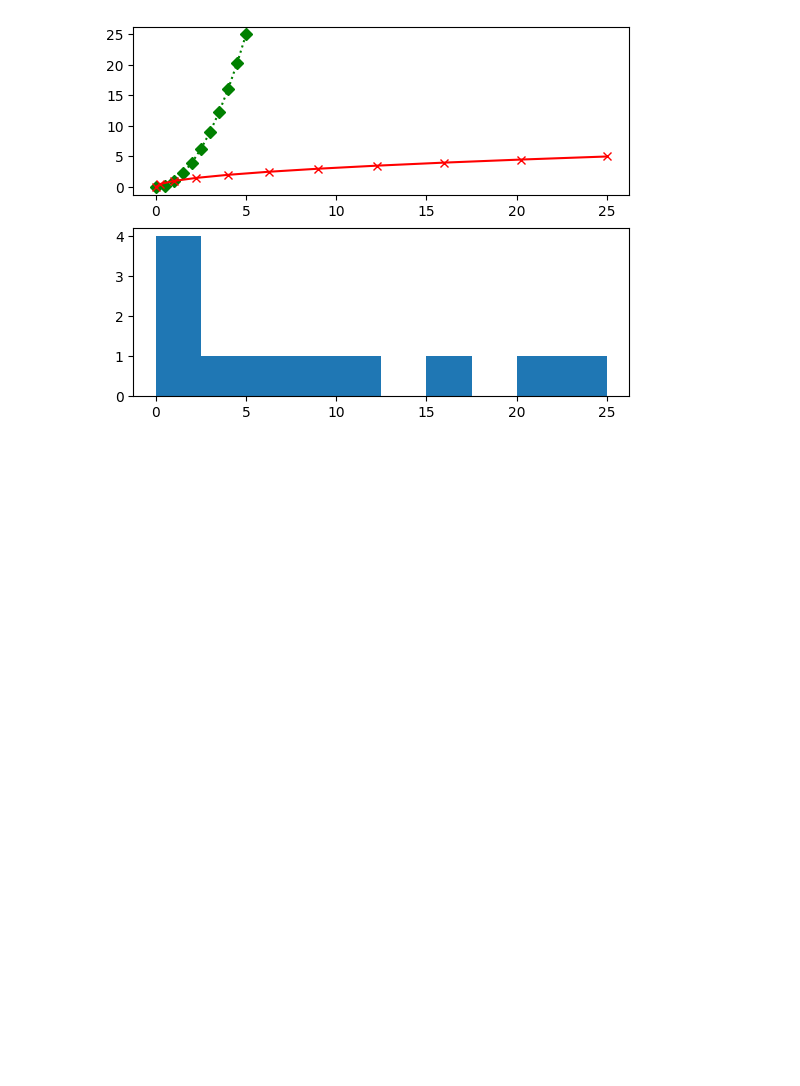
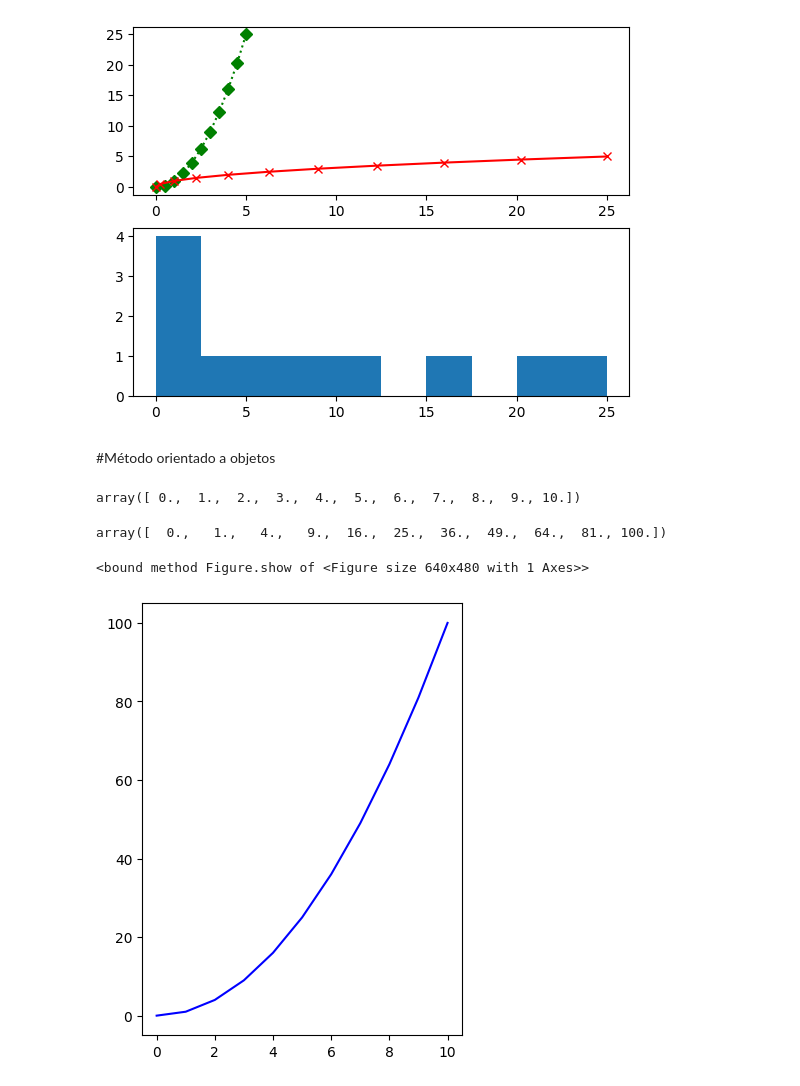
Before and after one commit to feracor/matplotlib_eaborn, a Jupyter notebook: 1_pyplot.ipynb, the cells around one changed output. Drawn from its saved outputs; the diff is of its cells as text; code cells hidden in the pictures; blank space fills up the shorter version.

```diff
--- a/1_pyplot.ipynb
+++ b/1_pyplot.ipynb
@@ -114,3 +114,24 @@ plt.show #Mostrar gráficas
 # %% [output]
 <function matplotlib.pyplot.show(close=None, block=None)>
 [figure]
+# %% [markdown]
+#Método orientado a objetos
+# %%
+x = np.linspace(0,10,11)
+y = x**2
+# %%
+x
+# %% [output]
+array([ 0.,  1.,  2.,  3.,  4.,  5.,  6.,  7.,  8.,  9., 10.])
+# %%
+y
+# %% [output]
+array([  0.,   1.,   4.,   9.,  16.,  25.,  36.,  49.,  64.,  81., 100.])
+# %%
+fig = plt.figure() #Método para customizar gráficas
+axes = fig.add_axes([0.1,0.1,0.5,0.9])
+axes.plot(x,y,'b')
+fig.show
+# %% [output]
+<bound method Figure.show of <Figure size 640x480 with 1 Axes>>
+[figure, added]
```
Also changed, not shown: parts of 1 cell of this notebook.
